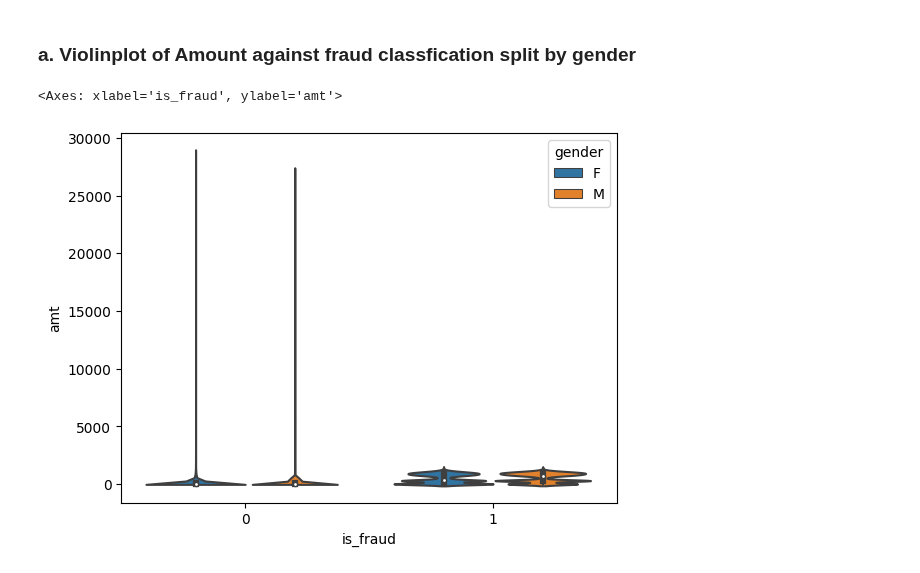
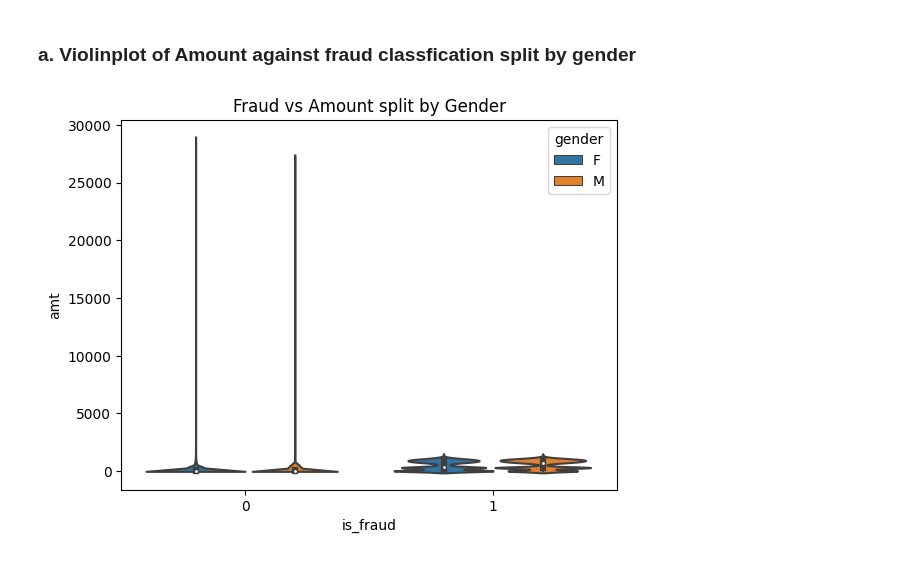
Before and after one commit to arthuralbarelli/ml-credit-card-fraud-detection, a Jupyter notebook: notebooks/credit_card_fraud_exploratory_analysis.ipynb, the cells around one changed output. Drawn from its saved outputs; the diff is of its cells as text; code cells hidden in the pictures.

```diff
--- a/notebooks/credit_card_fraud_exploratory_analysis.ipynb
+++ b/notebooks/credit_card_fraud_exploratory_analysis.ipynb
@@ -256,7 +264,7 @@ plt.show()
 ### a. Violinplot of Amount against fraud classfication split by gender
 # %%
 sns.violinplot(x='is_fraud', y='amt', hue='gender', data=fraud_data)
-plt.title('Fraud vs
+plt.title('Fraud vs Amount split by Gender')
+plt.show()
 # %% [output]
-<Axes: xlabel='is_fraud', ylabel='amt'>
-[figure, old version]
+[figure, new version]
```
Also changed, not shown: parts of 2 cells of this notebook, 1 other file.
